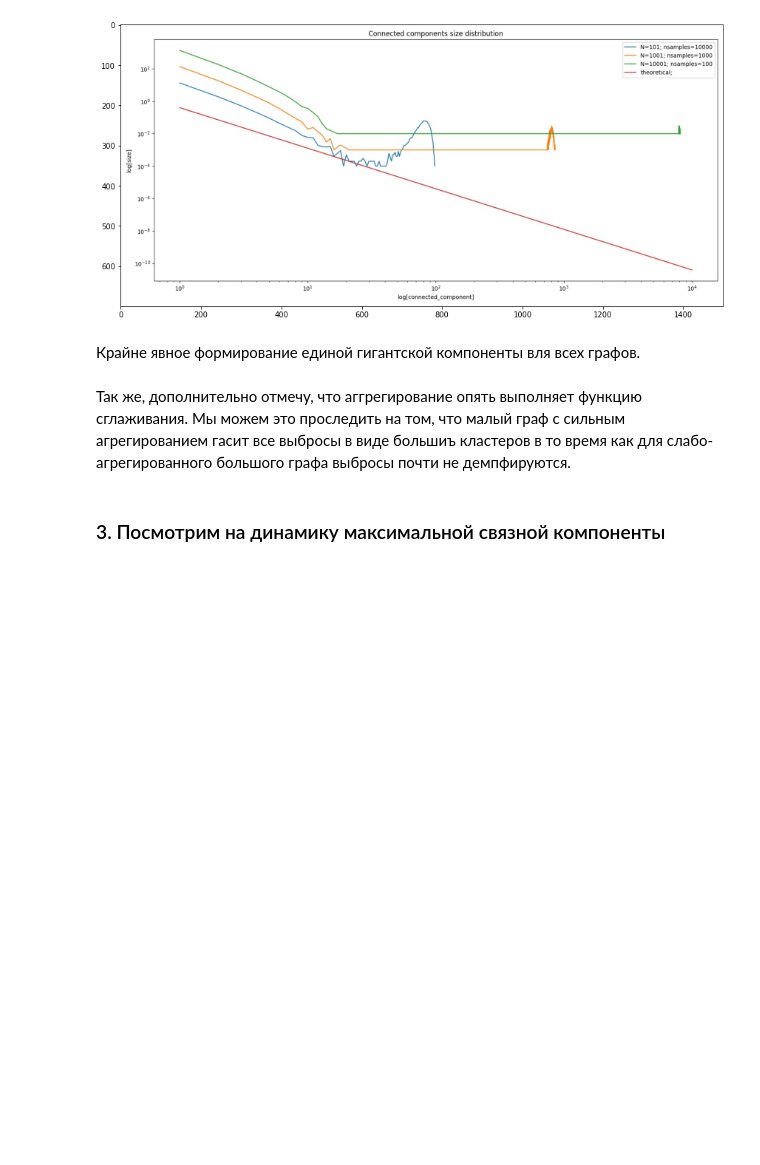
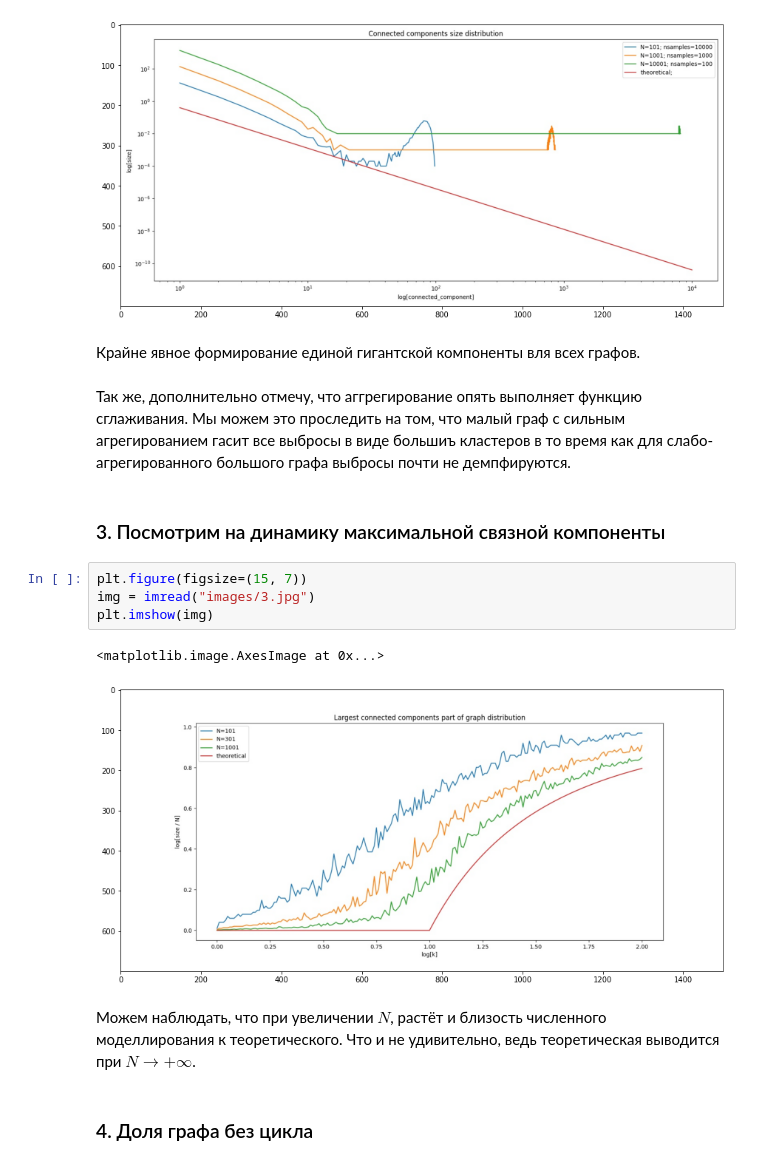
Before and after one commit to AndreyBychkov/SEIR_RandomNetworks, a Jupyter notebook: RandomNetworks.ipynb, the cells around one changed output. Cells and saved outputs as stored; diff of their text form; blank space fills up the shorter version.

```diff
--- a/RandomNetworks.ipynb
+++ b/RandomNetworks.ipynb
@@ -214,3 +214,15 @@ plt.imshow(img)
 Мы можем это проследить на том, что малый граф с сильным агрегированием гасит все выбросы в виде большиъ кластеров в то время как для слабо-агрегированного большого графа выбросы почти не демпфируются.
 # %% [markdown]
 ### 3. Посмотрим на динамику максимальной связной компоненты
+# %%
+plt.figure(figsize=(15, 7))
+img = imread("images/3.jpg")
+plt.imshow(img)
+# %% [output]
+<matplotlib.image.AxesImage at 0x...>
+[figure, added]
+# %% [markdown]
+Можем наблюдать, что при увеличении $N$, растёт и близость численного моделлирования к теоретического.
+Что и не удивительно, ведь теоретическая выводится при $N \rightarrow +\infty$.
+# %% [markdown]
+### 4. Доля графа без цикла
```
Also changed, not shown: 2 other files.
